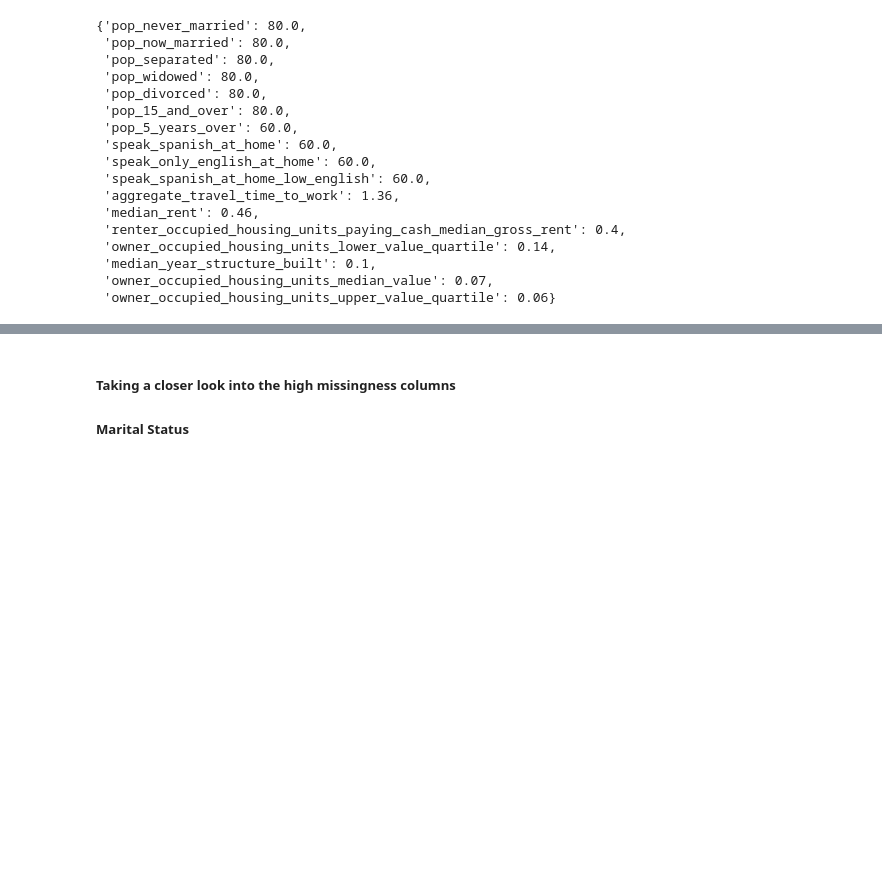
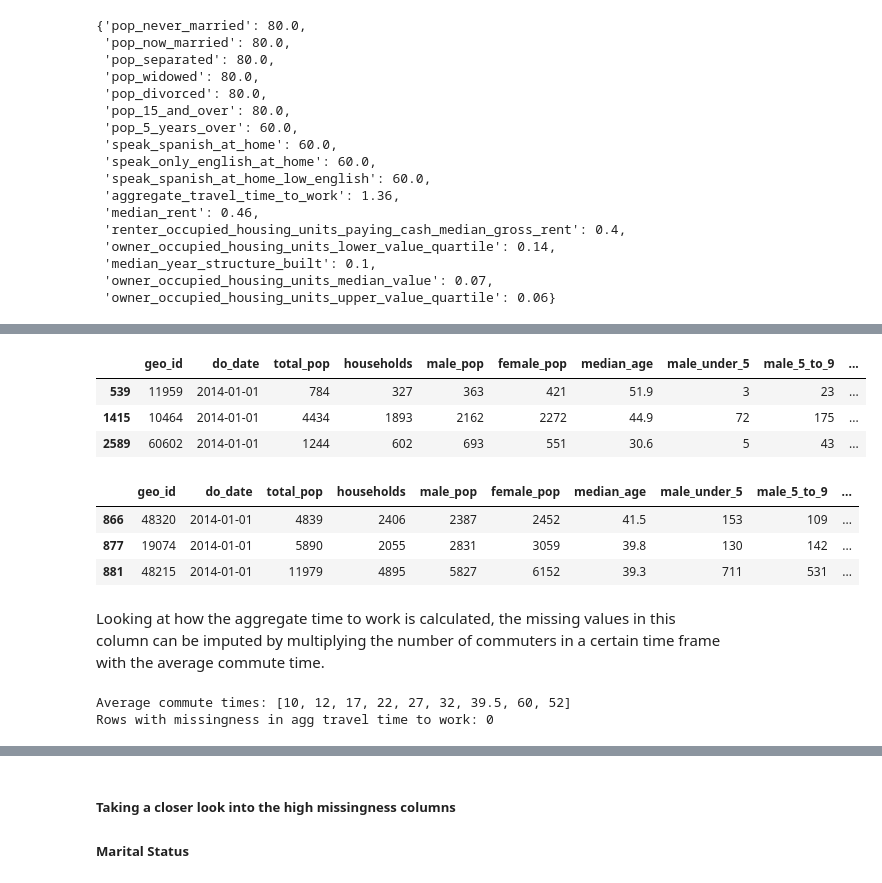
Before and after one commit to valgarland/zri_ml_capstone, a Jupyter notebook: Working/ACS Cleaning and Analysis_vg.ipynb, the cells around one changed output, grey strips where cells are left out. Saved outputs shown, nothing was run; the diff lists cells and outputs as text; code cells hidden in the pictures; blank space fills up the shorter version.

```diff
--- a/Working/ACS Cleaning and Analysis_vg.ipynb
+++ b/Working/ACS Cleaning and Analysis_vg.ipynb
@@ -205,0 +226,54 @@ missingness(ACS)
+# %%
+ACS.loc[ACS['aggregate_travel_time_to_work'].isna()].head(3)
+# %% [output]
+|  | geo_id | do_date | total_pop | households | male_pop | female_pop | median_age | male_under_5 | male_5_to_9 | ... |
+| 539 | 11959 | 2014-01-01 | 784 | 327 | 363 | 421 | 51.9 | 3 | 23 | ... |
+| 1415 | 10464 | 2014-01-01 | 4434 | 1893 | 2162 | 2272 | 44.9 | 72 | 175 | ... |
+| 2589 | 60602 | 2014-01-01 | 1244 | 602 | 693 | 551 | 30.6 | 5 | 43 | ... |
+# %%
+ACS.loc[~ACS['aggregate_travel_time_to_work'].isna()].head(3)
+# %% [output]
+|  | geo_id | do_date | total_pop | households | male_pop | female_pop | median_age | male_under_5 | male_5_to_9 | ... |
+| 866 | 48320 | 2014-01-01 | 4839 | 2406 | 2387 | 2452 | 41.5 | 153 | 109 | ... |
+| 877 | 19074 | 2014-01-01 | 5890 | 2055 | 2831 | 3059 | 39.8 | 130 | 142 | ... |
+| 881 | 48215 | 2014-01-01 | 11979 | 4895 | 5827 | 6152 | 39.3 | 711 | 531 | ... |
+# %% [markdown]
+Looking at how the aggregate time to work is calculated, the missing values in this column can be imputed by multiplying the number of commuters in a certain time frame with the average commute time.
+# %%
+commute_l = ACS.filter(regex = 'commute_').columns.to_list()
+
+#Extracting time segments from column titles
+commute_times = list(map(lambda x: x.split(sep = '_'), commute_l))
+
+#Calculating average commute times for the time segments
+commute_times = list(map(lambda y: statistics.mean(y),
+                         list(map(lambda x: [int(word) for word in x if word.isdigit()], commute_times))))
+
+print(f'Average commute times: {commute_times}')
+
+#Creating a dataframe focusing on missing data in aggregate travel time to work
+commute_df = ACS.loc[ACS['aggregate_travel_time_to_work'].isna()][commute_l].astype(float)
+
+#Only looking at commute time columns
+commute_df.iloc[:, :] *= commute_times
+
+#Calculating the aggregate time to work
+commute_df['aggregate_travel_time_to_work'] = commute_df.sum(axis = 1)
+
+#Dropping all columns but aggregate time to work
+commute_df.drop(columns = commute_l, inplace = True)
+
+#Replacing missing values with imputed values
+ACS.loc[ACS['aggregate_travel_time_to_work'].isna(), 'aggregate_travel_time_to_work'] = commute_df
+
+missing_rows = ACS.loc[ACS['aggregate_travel_time_to_work'].isna()].shape[0]
+
+#Checking for missingness
+print(f'Rows with missingness in agg travel time to work: {missing_rows}')
+
+#Resetting index of dataframe
+ACS.reset_index(inplace = True)
+ACS.drop(columns = 'index', inplace = True)
+# %% [output]
+Average commute times: [10, 12, 17, 22, 27, 32, 39.5, 60, 52]
+Rows with missingness in agg travel time to work: 0
```
Also changed, not shown: parts of 67 cells of this notebook.
